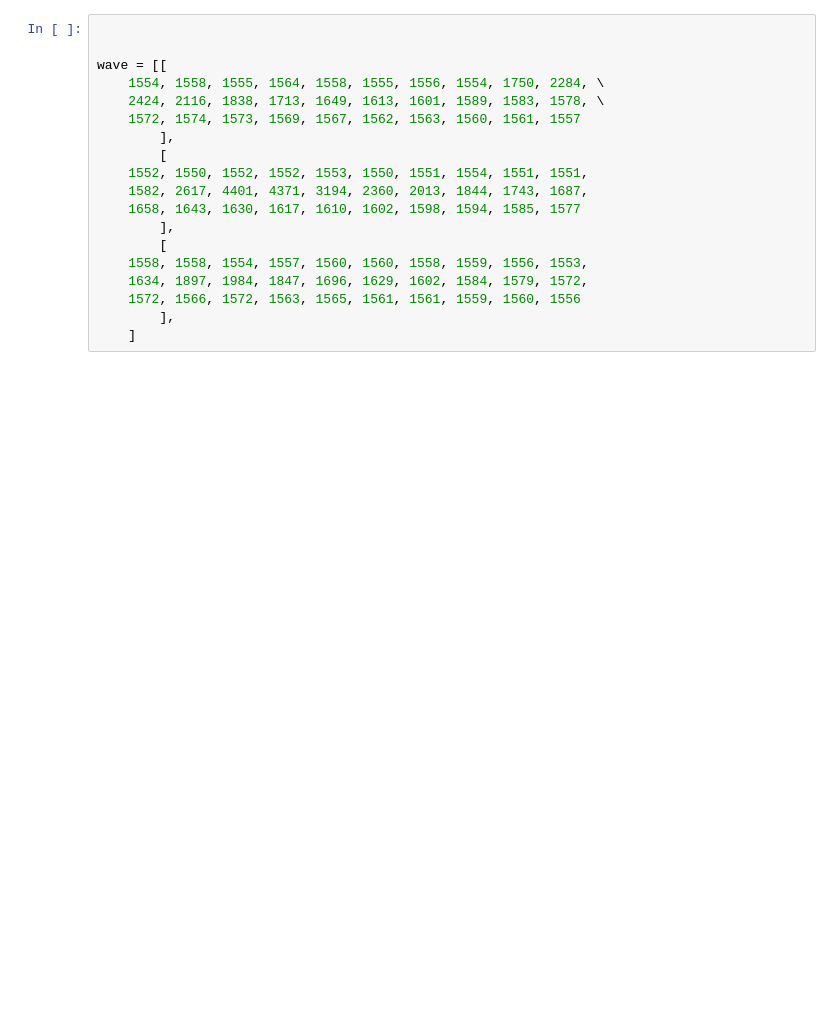
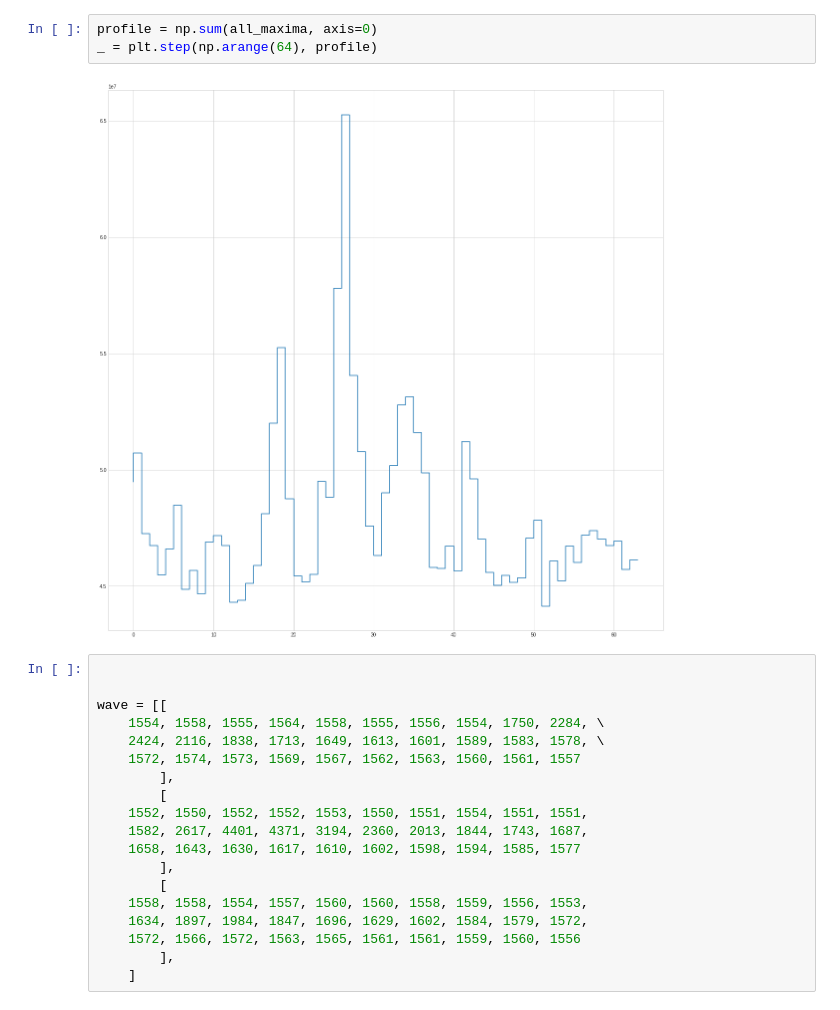
Before and after one commit to sPHENIX-Collaboration/calorimeter-signal-extraction, a Jupyter notebook: jupyter/explore_data.ipynb, the cells around one changed output. Drawn from its saved outputs; the diff is of its cells as text; blank space fills up the shorter version.

```diff
--- a/jupyter/explore_data.ipynb
+++ b/jupyter/explore_data.ipynb
@@ -9,3 +39,8 @@ from scipy.stats import ks_2samp
+# %%
+profile = np.sum(all_maxima, axis=0)
+_ = plt.step(np.arange(64), profile)
+# %% [output]
+[figure, added]
 # %%
 
 
```
Also changed, not shown: parts of 4 cells of this notebook, 1 other file.
